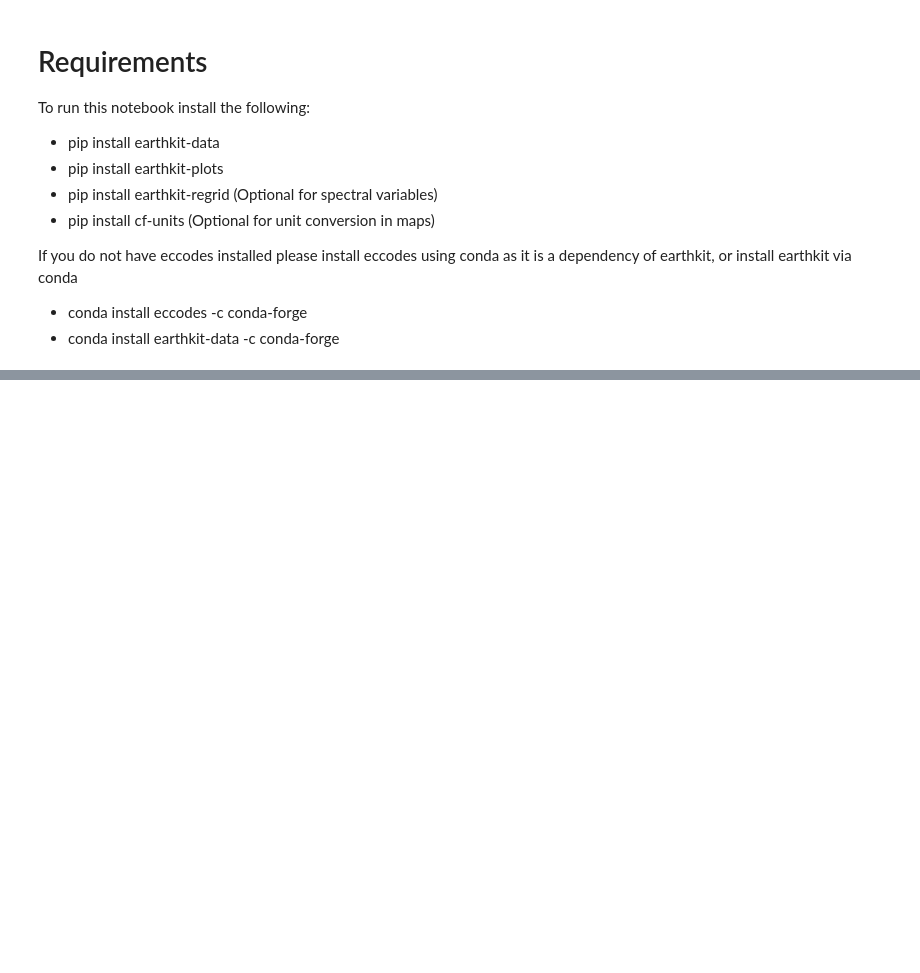
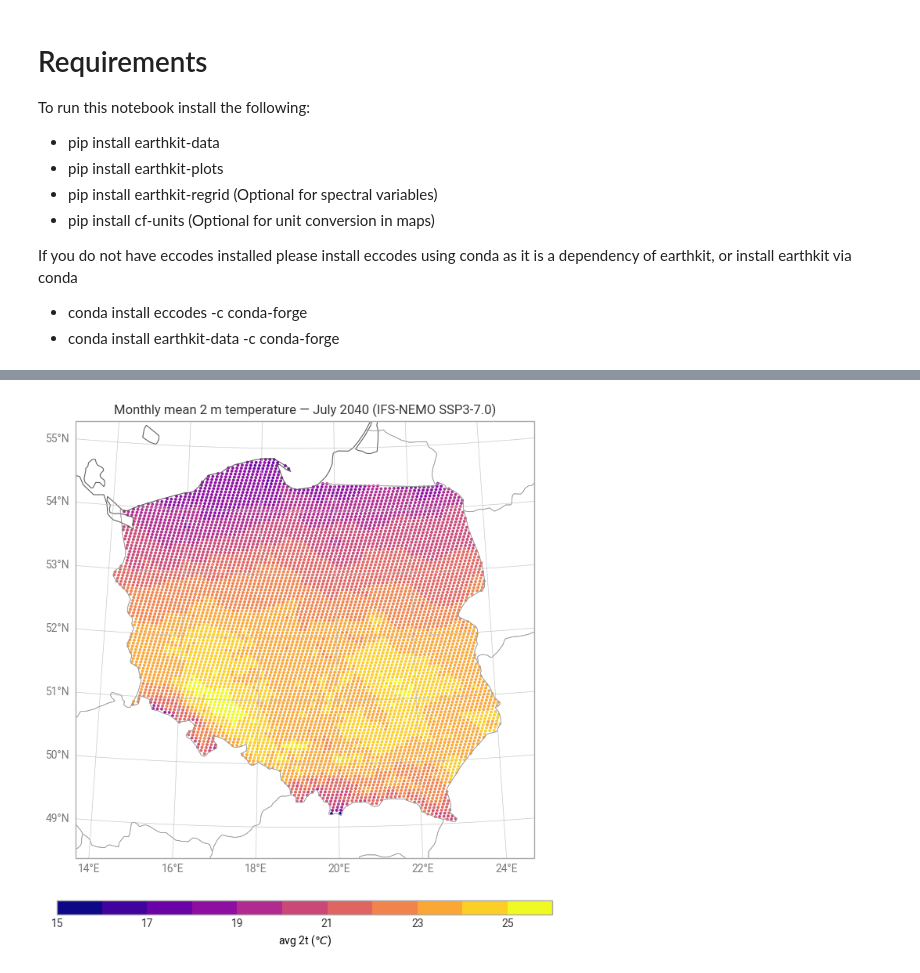
Before and after one commit to destination-earth-digital-twins/polytope-examples, a Jupyter notebook: climate-dt/feature-extraction/climate-dt-earthkit-fe-polygon-clmn-projections.ipynb, the cells around one changed output, grey strips where cells are left out. Saved outputs shown, nothing was run; the diff lists cells and outputs as text; code cells hidden in the pictures; blank space fills up the shorter version.

```diff
--- a/climate-dt/feature-extraction/climate-dt-earthkit-fe-polygon-clmn-projections.ipynb
+++ b/climate-dt/feature-extraction/climate-dt-earthkit-fe-polygon-clmn-projections.ipynb
@@ -42,4 +45,8 @@ LIVE_REQUEST
 # %%
+countries = ["Poland"] # List of countries
+
+shapes = earthkit.geo.cartography.country_polygons(countries, resolution=50e6)
+
 request = {
     "activity":    "projections",
     "class":       "d1",
@@ -49,7 +56,7 @@ request = {
     "expver":      "0001",
     "model":       "IFS-NEMO",
     "realization": "1",
-    "resolution":  "standard",
+    "resolution":  "high",
     "stream":      "clmn",
     "type":        "fc",
     "year":        "2040",
@@ -58,33 +65,7 @@ request = {
     "param":       "avg_2t",
     "feature": {
         "type": "polygon",
-        "shape": [
-            [41.870881288, -8.8791360],
-            [41.694339317, -8.824238614],
-            [40.171924585, -8.902386975],
-            [38.756942094, -9.493088042],
-            [38.424242523, -9.171674240],
-            [38.499073332, -8.676525850],
-            [37.057269459, -8.971873318],
-            [37.162874354, -7.406745406],
-            [38.197761183, -6.931663452],
-            [38.428092217, -7.321584397],
-            [39.011852875, -6.978717747],
-            [39.662278715, -7.539395690],
-            [39.665687748, -7.039158524],
-            [40.001945323, -6.883203763],
-            [40.203733927, -7.035724907],
-            [40.350463990, -6.813524627],
-            [41.030499770, -6.905947651],
-            [41.593647729, -6.228470179],
-            [41.677121531, -6.544984134],
-            [41.949682257, -6.567927092],
-            [41.969602943, -7.174780068],
-            [41.883379813, -7.196871678],
-            [41.813345153, -8.156666519],
-            [42.142427237, -8.205142297],
-            [41.870881288, -8.8791360]
-        ],
+        "shape": shapes
     },
 }
 # %%
@@ -92,7 +73,7 @@ data_file = "../data/climate-dt-earthkit-fe-polygon-clmn-projections.covjson"
 if LIVE_REQUEST:
     data = earthkit.data.from_source(
         "polytope", "destination-earth", request,
-        address="polytope.lumi.apps.dte.destination-earth.eu", stream=False
+        address="polytope.mn5.apps.dte.destination-earth.eu", stream=False
     )
     data.to_target("file", data_file)
 else:
@@ -103,16 +102,18 @@ ds
 # %%
-chart = earthkit.plots.Map(domain="Portugal")
+chart = earthkit.plots.Map(domain="Poland")
 chart.point_cloud(
     ds["avg_2t"],
     units="celsius"
 )
 
 chart.coastlines()
 chart.borders()
 chart.gridlines()
 
 chart.title("Monthly mean 2 m temperature — July 2040 (IFS-NEMO SSP3-7.0)")
 
 chart.legend()
 
 chart.show()
+# %% [output]
+[figure, added]
```
Also changed, not shown: parts of 3 cells of this notebook, 3 other files.
